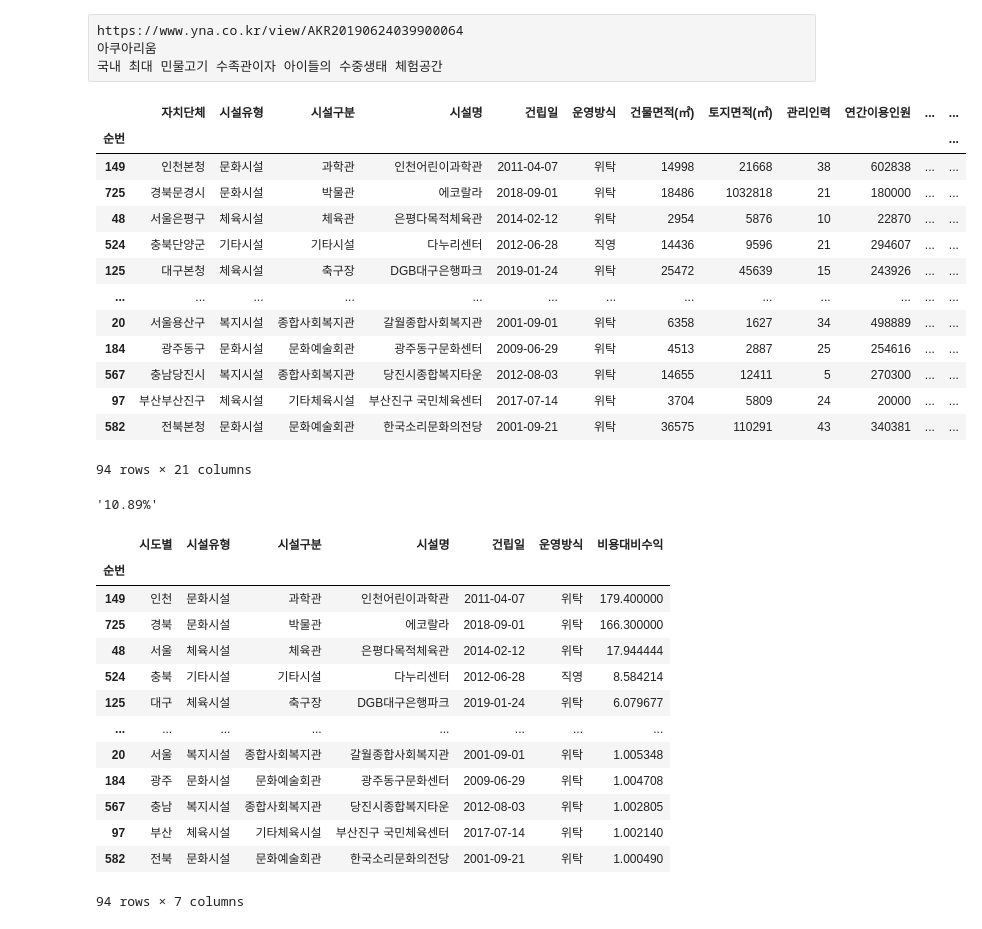
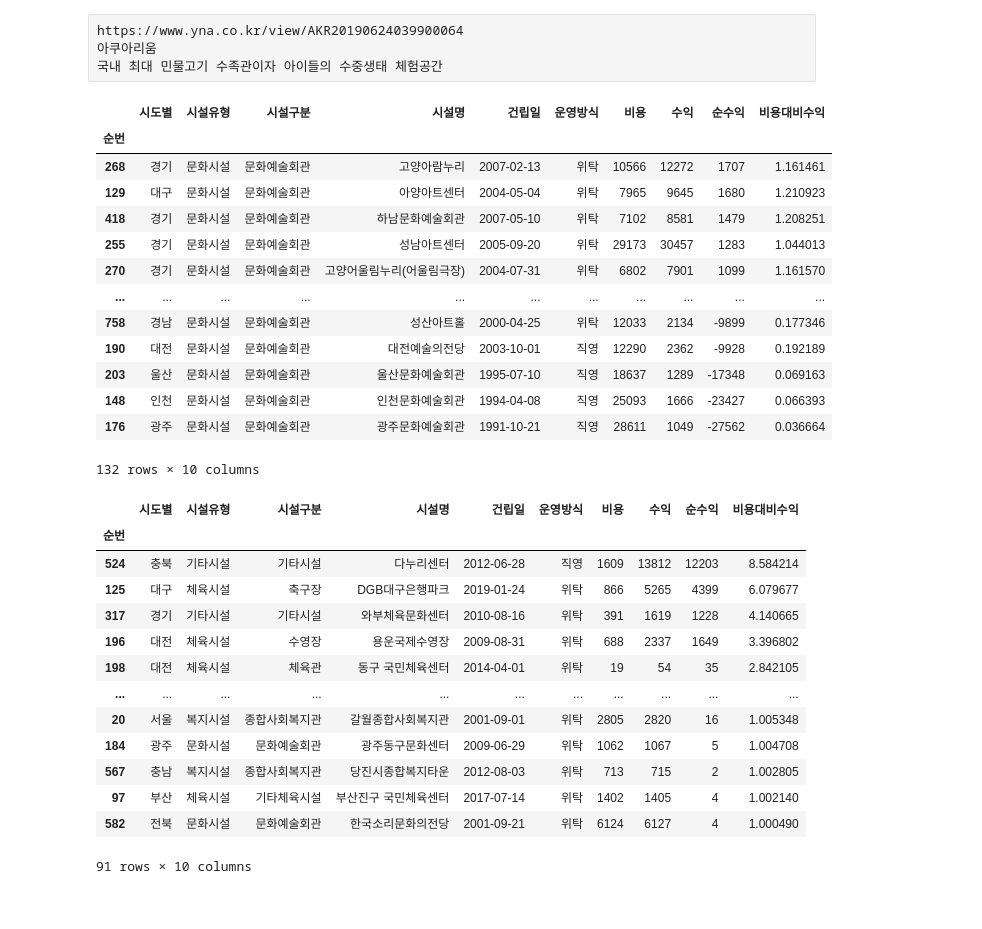
Before and after one commit to dev-Lesser/public-facilities-analysis-kr, a Jupyter notebook: 공공시설 현황 분석.ipynb, the cells around one changed output. Saved outputs shown, nothing was run; the diff lists cells and outputs as text; code cells hidden in the pictures.

```diff
--- a/공공시설 현황 분석.ipynb
+++ b/공공시설 현황 분석.ipynb
@@ -383,42 +272,38 @@ def income_per_cost(d):
     return d['수익']/d['비용']
 df['비용대비수익']=df[['자치단체','시설유형','시설구분','운영방식','비용','수익']].apply(income_per_cost, axis=1)
 # %%
-df.sort_values(by='비용대비수익', ascending=False)[df['비용대비수익']>1] # 94개 전체 863개
+df.sort_values(by='순수익', ascending=False)[(df['비용대비수익']>0)&(df['시설구분']=='문화예술회관')][['시도별','시설유형','시설구분','시설명','건립일','운영방식','비용','수익','순수익','비용대비수익']] # 94개 전체 863개
 # %% [output]
-|  | 자치단체 | 시설유형 | 시설구분 | 시설명 | 건립일 | 운영방식 | 건물면적(㎡) | 토지면적(㎡) | 관리인력 | 연간이용인원 | ... | ... |
-| 순번 |  |  |  |  |  |  |  |  |  |  |  | ... |
-| 149 | 인천본청 | 문화시설 | 과학관 | 인천어린이과학관 | 2011-04-07 | 위탁 | 14998 | 21668 | 38 | 602838 | ... | ... |
-| 725 | 경북문경시 | 문화시설 | 박물관 | 에코랄라 | 2018-09-01 | 위탁 | 18486 | 1032818 | 21 | 180000 | ... | ... |
-| 48 | 서울은평구 | 체육시설 | 체육관 | 은평다목적체육관 | 2014-02-12 | 위탁 | 2954 | 5876 | 10 | 22870 | ... | ... |
-| 524 | 충북단양군 | 기타시설 | 기타시설 | 다누리센터 | 2012-06-28 | 직영 | 14436 | 9596 | 21 | 294607 | ... | ... |
-| 125 | 대구본청 | 체육시설 | 축구장 | DGB대구은행파크 | 2019-01-24 | 위탁 | 25472 | 45639 | 15 | 243926 | ... | ... |
-| ... | ... | ... | ... | ... | ... | ... | ... | ... | ... | ... | ... | ... |
-| 20 | 서울용산구 | 복지시설 | 종합사회복지관 | 갈월종합사회복지관 | 2001-09-01 | 위탁 | 6358 | 1627 | 34 | 498889 | ... | ... |
-| 184 | 광주동구 | 문화시설 | 문화예술회관 | 광주동구문화센터 | 2009-06-29 | 위탁 | 4513 | 2887 | 25 | 254616 | ... | ... |
-| 567 | 충남당진시 | 복지시설 | 종합사회복지관 | 당진시종합복지타운 | 2012-08-03 | 위탁 | 14655 | 12411 | 5 | 270300 | ... | ... |
-| 97 | 부산부산진구 | 체육시설 | 기타체육시설 | 부산진구 국민체육센터 | 2017-07-14 | 위탁 | 3704 | 5809 | 24 | 20000 | ... | ... |
-| 582 | 전북본청 | 문화시설 | 문화예술회관 | 한국소리문화의전당 | 2001-09-21 | 위탁 | 36575 | 110291 | 43 | 340381 | ... | ... |
+|  | 시도별 | 시설유형 | 시설구분 | 시설명 | 건립일 | 운영방식 | 비용 | 수익 | 순수익 | 비용대비수익 |
+| 순번 |  |  |  |  |  |  |  |  |  |  |
+| 268 | 경기 | 문화시설 | 문화예술회관 | 고양아람누리 | 2007-02-13 | 위탁 | 10566 | 12272 | 1707 | 1.161461 |
+| 129 | 대구 | 문화시설 | 문화예술회관 | 아양아트센터 | 2004-05-04 | 위탁 | 7965 | 9645 | 1680 | 1.210923 |
+| 418 | 경기 | 문화시설 | 문화예술회관 | 하남문화예술회관 | 2007-05-10 | 위탁 | 7102 | 8581 | 1479 | 1.208251 |
+| 255 | 경기 | 문화시설 | 문화예술회관 | 성남아트센터 | 2005-09-20 | 위탁 | 29173 | 30457 | 1283 | 1.044013 |
+| 270 | 경기 | 문화시설 | 문화예술회관 | 고양어울림누리(어울림극장) | 2004-07-31 | 위탁 | 6802 | 7901 | 1099 | 1.161570 |
+| ... | ... | ... | ... | ... | ... | ... | ... | ... | ... | ... |
+| 758 | 경남 | 문화시설 | 문화예술회관 | 성산아트홀 | 2000-04-25 | 위탁 | 12033 | 2134 | -9899 | 0.177346 |
+| 190 | 대전 | 문화시설 | 문화예술회관 | 대전예술의전당 | 2003-10-01 | 직영 | 12290 | 2362 | -9928 | 0.192189 |
+| 203 | 울산 | 문화시설 | 문화예술회관 | 울산문화예술회관 | 1995-07-10 | 직영 | 18637 | 1289 | -17348 | 0.069163 |
+| 148 | 인천 | 문화시설 | 문화예술회관 | 인천문화예술회관 | 1994-04-08 | 직영 | 25093 | 1666 | -23427 | 0.066393 |
+| 176 | 광주 | 문화시설 | 문화예술회관 | 광주문화예술회관 | 1991-10-21 | 직영 | 28611 | 1049 | -27562 | 0.036664 |
-94 rows × 21 columns
+132 rows × 10 columns
-# %%
-str(round(94/863 * 100,2)) + "%"
-# %% [output]
-'10.89%'
 # %%
-surplus_df = df.sort_values(by='비용대비수익', ascending=False)[df['비용대비수익']>1][['시도별','시설유형','시설구분','시설명','건립일','운영방식','비용대비수익']]
+surplus_df = df.sort_values(by='비용대비수익', ascending=False)[(df['비용대비수익']<10)&(df['비용대비수익']>1)][['시도별','시설유형','시설구분','시설명','건립일','운영방식','비용','수익','순수익','비용대비수익']]
 surplus_df
 # %% [output]
-|  | 시도별 | 시설유형 | 시설구분 | 시설명 | 건립일 | 운영방식 | 비용대비수익 |
-| 순번 |  |  |  |  |  |  |  |
-| 149 | 인천 | 문화시설 | 과학관 | 인천어린이과학관 | 2011-04-07 | 위탁 | 179.400000 |
-| 725 | 경북 | 문화시설 | 박물관 | 에코랄라 | 2018-09-01 | 위탁 | 166.300000 |
-| 48 | 서울 | 체육시설 | 체육관 | 은평다목적체육관 | 2014-02-12 | 위탁 | 17.944444 |
-| 524 | 충북 | 기타시설 | 기타시설 | 다누리센터 | 2012-06-28 | 직영 | 8.584214 |
-| 125 | 대구 | 체육시설 | 축구장 | DGB대구은행파크 | 2019-01-24 | 위탁 | 6.079677 |
-| ... | ... | ... | ... | ... | ... | ... | ... |
-| 20 | 서울 | 복지시설 | 종합사회복지관 | 갈월종합사회복지관 | 2001-09-01 | 위탁 | 1.005348 |
-| 184 | 광주 | 문화시설 | 문화예술회관 | 광주동구문화센터 | 2009-06-29 | 위탁 | 1.004708 |
-| 567 | 충남 | 복지시설 | 종합사회복지관 | 당진시종합복지타운 | 2012-08-03 | 위탁 | 1.002805 |
-| 97 | 부산 | 체육시설 | 기타체육시설 | 부산진구 국민체육센터 | 2017-07-14 | 위탁 | 1.002140 |
-| 582 | 전북 | 문화시설 | 문화예술회관 | 한국소리문화의전당 | 2001-09-21 | 위탁 | 1.000490 |
+|  | 시도별 | 시설유형 | 시설구분 | 시설명 | 건립일 | 운영방식 | 비용 | 수익 | 순수익 | 비용대비수익 |
+| 순번 |  |  |  |  |  |  |  |  |  |  |
+| 524 | 충북 | 기타시설 | 기타시설 | 다누리센터 | 2012-06-28 | 직영 | 1609 | 13812 | 12203 | 8.584214 |
+| 125 | 대구 | 체육시설 | 축구장 | DGB대구은행파크 | 2019-01-24 | 위탁 | 866 | 5265 | 4399 | 6.079677 |
+| 317 | 경기 | 기타시설 | 기타시설 | 와부체육문화센터 | 2010-08-16 | 위탁 | 391 | 1619 | 1228 | 4.140665 |
+| 196 | 대전 | 체육시설 | 수영장 | 용운국제수영장 | 2009-08-31 | 위탁 | 688 | 2337 | 1649 | 3.396802 |
+| 198 | 대전 | 체육시설 | 체육관 | 동구 국민체육센터 | 2014-04-01 | 위탁 | 19 | 54 | 35 | 2.842105 |
+| ... | ... | ... | ... | ... | ... | ... | ... | ... | ... | ... |
+| 20 | 서울 | 복지시설 | 종합사회복지관 | 갈월종합사회복지관 | 2001-09-01 | 위탁 | 2805 | 2820 | 16 | 1.005348 |
+| 184 | 광주 | 문화시설 | 문화예술회관 | 광주동구문화센터 | 2009-06-29 | 위탁 | 1062 | 1067 | 5 | 1.004708 |
+| 567 | 충남 | 복지시설 | 종합사회복지관 | 당진시종합복지타운 | 2012-08-03 | 위탁 | 713 | 715 | 2 | 1.002805 |
+| 97 | 부산 | 체육시설 | 기타체육시설 | 부산진구 국민체육센터 | 2017-07-14 | 위탁 | 1402 | 1405 | 4 | 1.002140 |
+| 582 | 전북 | 문화시설 | 문화예술회관 | 한국소리문화의전당 | 2001-09-21 | 위탁 | 6124 | 6127 | 4 | 1.000490 |
-94 rows × 7 columns
+91 rows × 10 columns
 # %%
```
Also changed, not shown: parts of 45 cells of this notebook, 4 other files.
